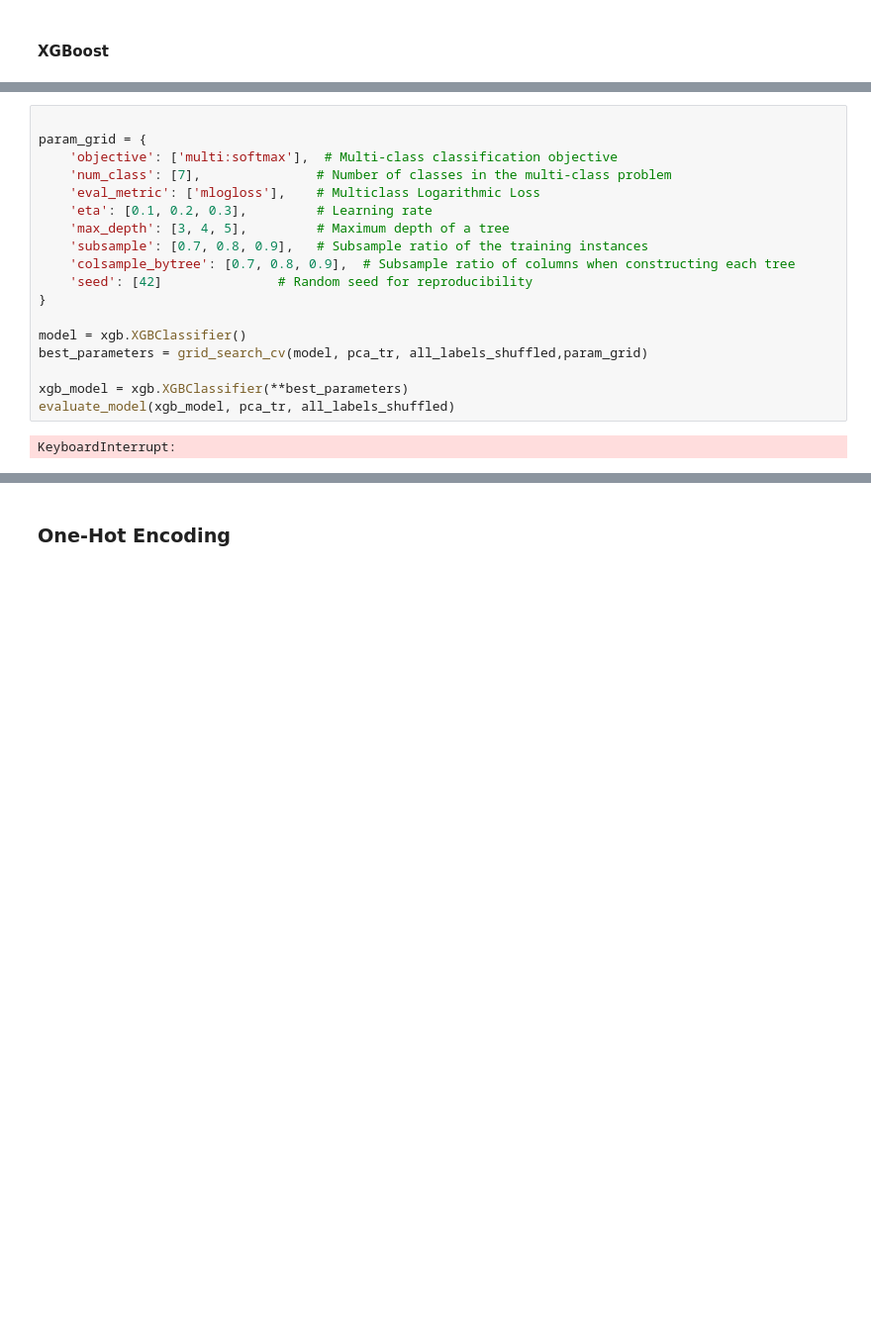
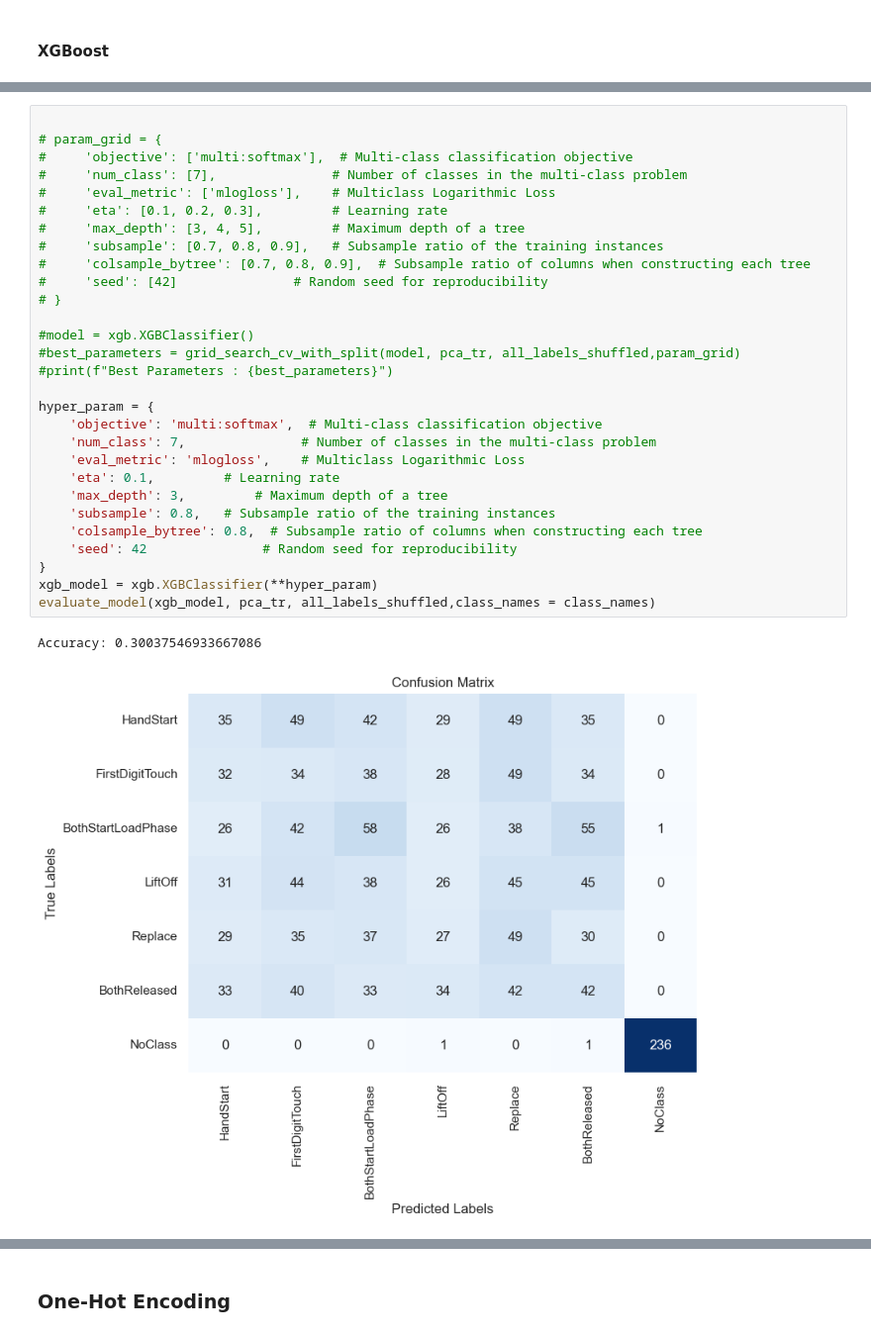
Before and after one commit to AmirMohammadiKarbalaei/Kaggle-Grasp-and-Lift-EEG-Detection, a Jupyter notebook: notebooks/eeg_signals_analysis.ipynb, the cells around one changed output, grey strips where cells are left out. Shown at 99% size. Saved outputs shown, nothing was run; the diff lists cells and outputs as text; blank space fills up the shorter version.

```diff
--- a/notebooks/eeg_signals_analysis.ipynb
+++ b/notebooks/eeg_signals_analysis.ipynb
@@ -355,20 +336,32 @@ def grid_search_cv(model, data: np.array, labels: np.array, param_grid: dict):
 # %%
 
-param_grid = {
-    'objective': ['multi:softmax'],  # Multi-class classification objective
-    'num_class': [7],               # Number of classes in the multi-class problem
-    'eval_metric': ['mlogloss'],    # Multiclass Logarithmic Loss
-    'eta': [0.1, 0.2, 0.3],         # Learning rate
-    'max_depth': [3, 4, 5],         # Maximum depth of a tree
-    'subsample': [0.7, 0.8, 0.9],   # Subsample ratio of the training instances
-    'colsample_bytree': [0.7, 0.8, 0.9],  # Subsample ratio of columns when constructing each tree
-    'seed': [42]               # Random seed for reproducibility
+# param_grid = {
+#     'objective': ['multi:softmax'],  # Multi-class classification objective
+#     'num_class': [7],               # Number of classes in the multi-class problem
+#     'eval_metric': ['mlogloss'],    # Multiclass Logarithmic Loss
+#     'eta': [0.1, 0.2, 0.3],         # Learning rate
+#     'max_depth': [3, 4, 5],         # Maximum depth of a tree
+#     'subsample': [0.7, 0.8, 0.9],   # Subsample ratio of the training instances
+#     'colsample_bytree': [0.7, 0.8, 0.9],  # Subsample ratio of columns when constructing each tree
+#     'seed': [42]               # Random seed for reproducibility
+# }
+
+#model = xgb.XGBClassifier()
+#best_parameters = grid_search_cv_with_split(model, pca_tr, all_labels_shuffled,param_grid)
+#print(f"Best Parameters : {best_parameters}")
+
+hyper_param = {
+    'objective': 'multi:softmax',  # Multi-class classification objective
+    'num_class': 7,               # Number of classes in the multi-class problem
+    'eval_metric': 'mlogloss',    # Multiclass Logarithmic Loss
+    'eta': 0.1,         # Learning rate
+    'max_depth': 3,         # Maximum depth of a tree
+    'subsample': 0.8,   # Subsample ratio of the training instances
+    'colsample_bytree': 0.8,  # Subsample ratio of columns when constructing each tree
+    'seed': 42               # Random seed for reproducibility
 }
-
-model = xgb.XGBClassifier()
-best_parameters = grid_search_cv(model, pca_tr, all_labels_shuffled,param_grid)
-
-xgb_model = xgb.XGBClassifier(**best_parameters)
-evaluate_model(xgb_model, pca_tr, all_labels_shuffled)
+xgb_model = xgb.XGBClassifier(**hyper_param)
+evaluate_model(xgb_model, pca_tr, all_labels_shuffled,class_names = class_names)
 # %% [output]
-KeyboardInterrupt:
+Accuracy: 0.30037546933667086
+[figure, added]
```
Also changed, not shown: parts of 9 cells of this notebook.
